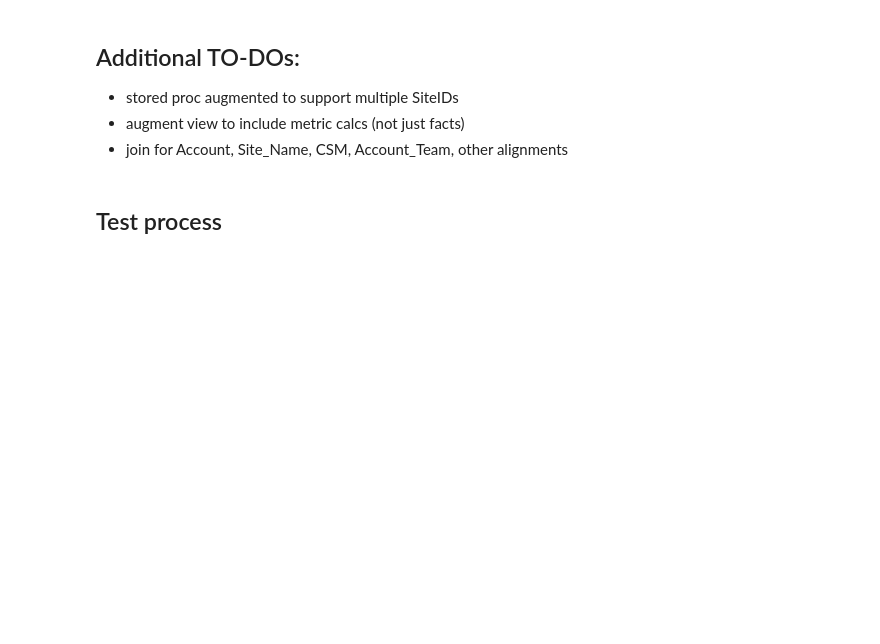
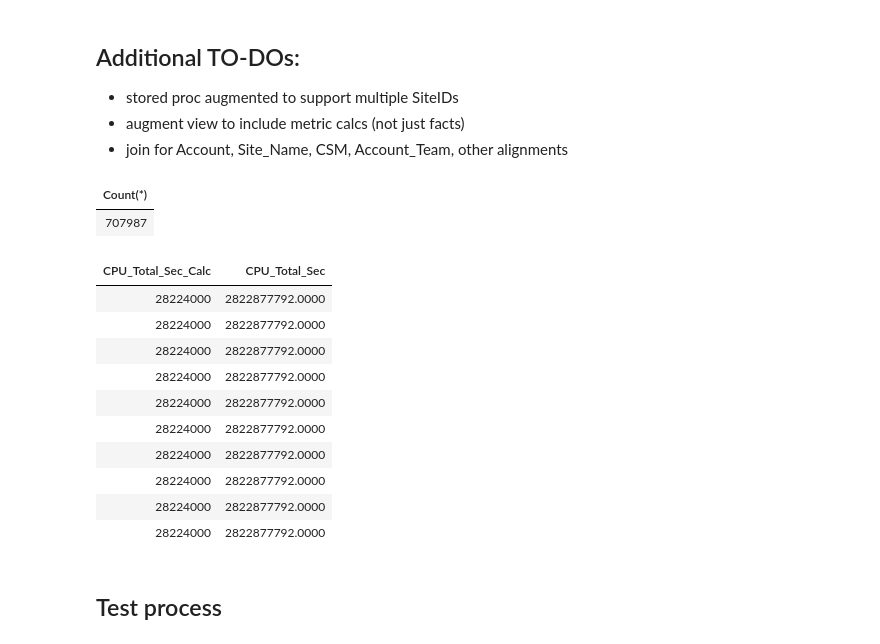
Before and after one commit to tdcoa/sql, a Jupyter notebook: datamodel/dbql_core.ipynb, the cells around one changed output. Drawn from its saved outputs; the diff is of its cells as text; code cells hidden in the pictures; blank space fills up the shorter version.

```diff
--- a/datamodel/dbql_core.ipynb
+++ b/datamodel/dbql_core.ipynb
@@ -838,7 +947,28 @@ Site_ID
 ,User_Department
 ,User_SubDepartment
 # %%
-select count(*) from adlste_coa_stg.stg_dat_DBQL_Core
+select count(*) from adlste_coa.coat_dat_DBQL_Core
+# %% [output]
+| Count(*) |
+| 707987 |
+# %%
+select top 10
+ Node_Cnt * vCPU_per_Node * 3600 as CPU_Total_Sec_Calc
+,CPU_Total_Sec
+from adlste_coa.coat_dat_DBQL_Core
+where Site_ID = 'Apple57Crescent'  and LogDate  =  '2020-03-07' and LogHour = 12
+# %% [output]
+| CPU_Total_Sec_Calc | CPU_Total_Sec |
+| 28224000 | 2822877792.0000 |
+| 28224000 | 2822877792.0000 |
+| 28224000 | 2822877792.0000 |
+| 28224000 | 2822877792.0000 |
+| 28224000 | 2822877792.0000 |
+| 28224000 | 2822877792.0000 |
+| 28224000 | 2822877792.0000 |
+| 28224000 | 2822877792.0000 |
+| 28224000 | 2822877792.0000 |
+| 28224000 | 2822877792.0000 |
 # %% [markdown]
 ## Test process
 # %% [markdown]
```
Also changed, not shown: parts of 19 cells of this notebook, 1 other file.
